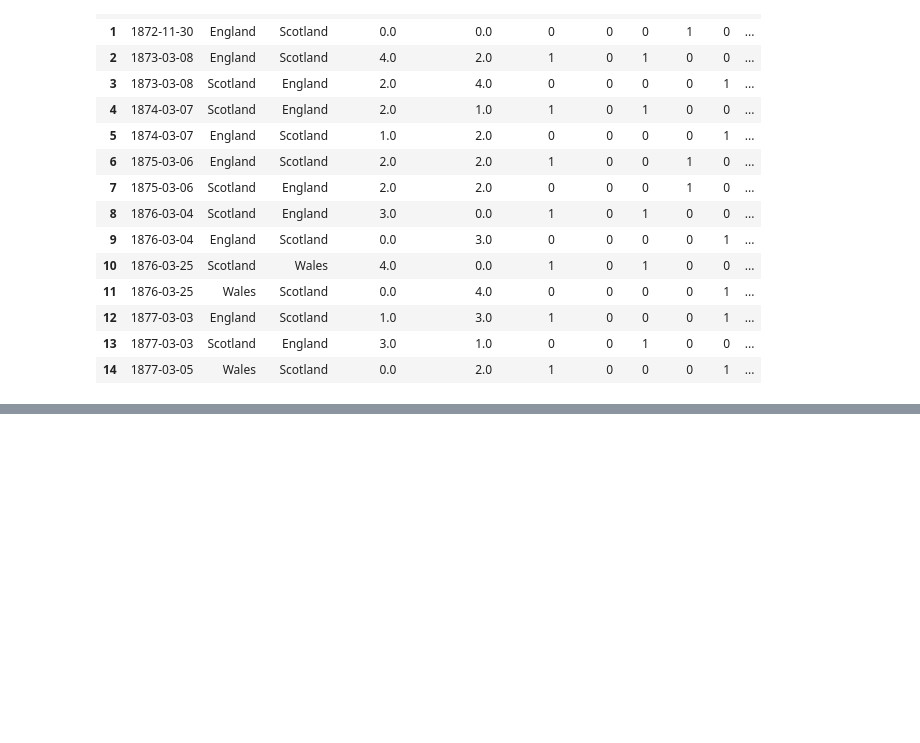
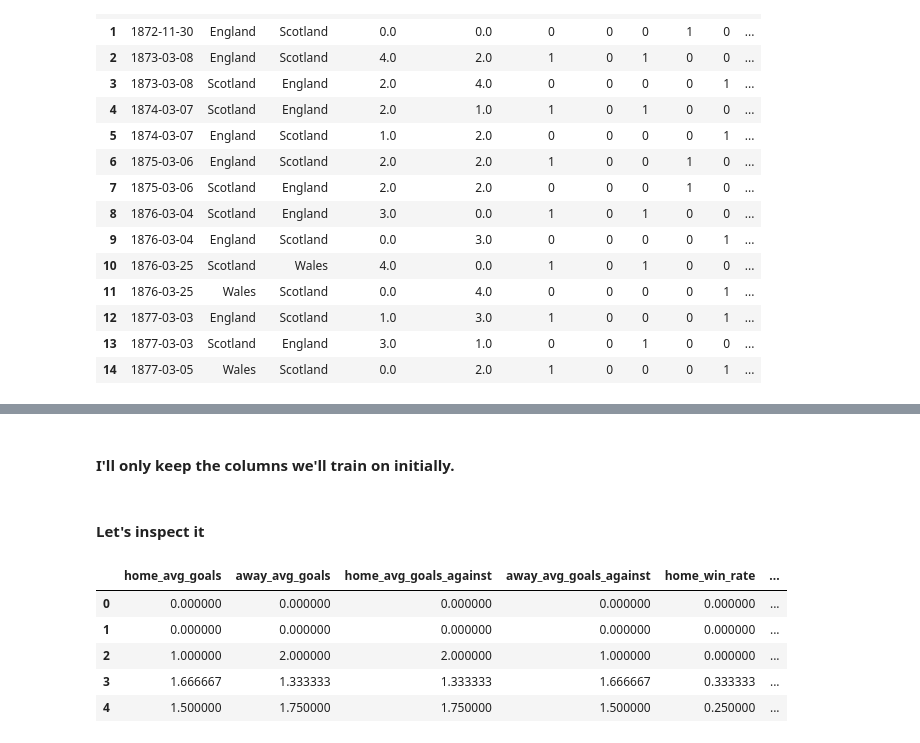
Before and after one commit to Abol3ninn/WorldCup-Predictor, a Jupyter notebook: notebooks/02_feature_engineering.ipynb, the cells around one changed output, grey strips where cells are left out. Drawn from its saved outputs; the diff is of its cells as text; code cells hidden in the pictures; blank space fills up the shorter version.

```diff
--- a/notebooks/02_feature_engineering.ipynb
+++ b/notebooks/02_feature_engineering.ipynb
@@ -206,0 +239,56 @@ team_history.head(15)
+# %%
+training_data = played_matches.merge(
+    home_features[
+        [
+            "date",
+            "home_team",
+            "home_avg_goals",
+            "home_avg_goals_against",
+            "home_win_rate",
+            "home_goal_difference"
+        ]
+    ],
+    on=["date", "home_team"]
+)
+# %%
+training_data = training_data.merge(
+    away_features[
+        [
+            "date",
+            "away_team",
+            "away_avg_goals",
+            "away_avg_goals_against",
+            "away_win_rate",
+            "away_goal_difference"
+        ]
+    ],
+    on=["date", "away_team"]
+)
+# %% [markdown]
+#### I'll only keep the columns we'll train on initially.
+# %%
+training_data = training_data[
+    [
+        "home_avg_goals",
+        "away_avg_goals",
+        "home_avg_goals_against",
+        "away_avg_goals_against",
+        "home_win_rate",
+        "away_win_rate",
+        "home_goal_difference",
+        "away_goal_difference",
+        "neutral",
+        "target"
+    ]
+]
+# %% [markdown]
+#### Let's inspect it
+# %%
+training_data.head()
+# %% [output]
+|  | home_avg_goals | away_avg_goals | home_avg_goals_against | away_avg_goals_against | home_win_rate | ... |
+| 0 | 0.000000 | 0.000000 | 0.000000 | 0.000000 | 0.000000 | ... |
+| 1 | 0.000000 | 0.000000 | 0.000000 | 0.000000 | 0.000000 | ... |
+| 2 | 1.000000 | 2.000000 | 2.000000 | 1.000000 | 0.000000 | ... |
+| 3 | 1.666667 | 1.333333 | 1.333333 | 1.666667 | 0.333333 | ... |
+| 4 | 1.500000 | 1.750000 | 1.750000 | 1.500000 | 0.250000 | ... |
```
Also changed, not shown: parts of 20 cells of this notebook, 2 other files.
